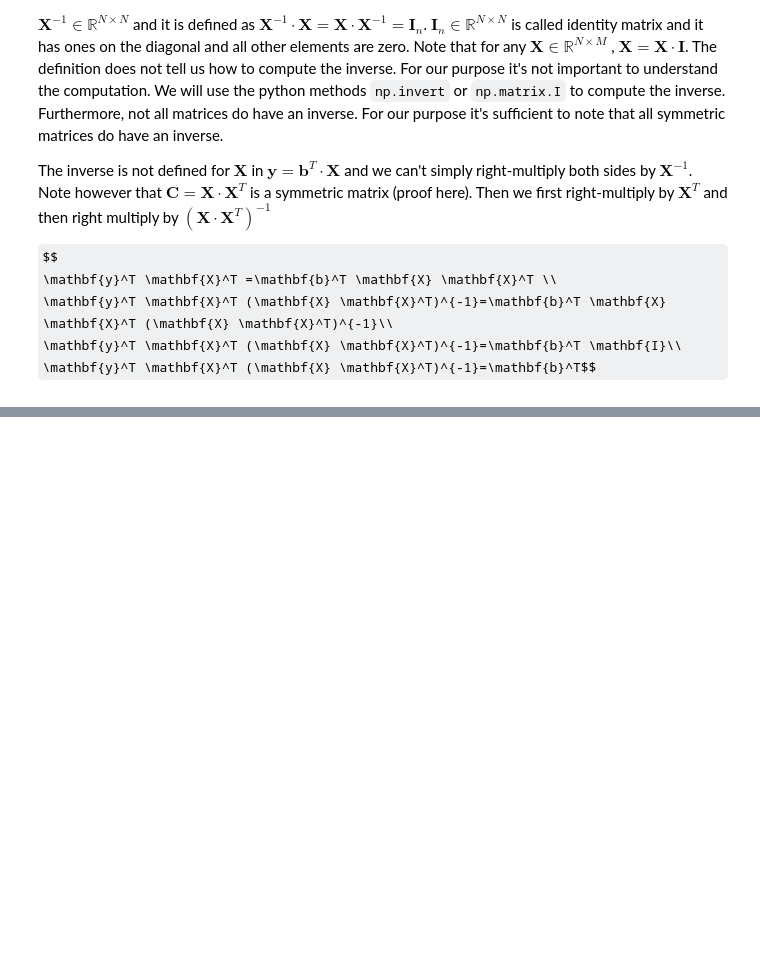
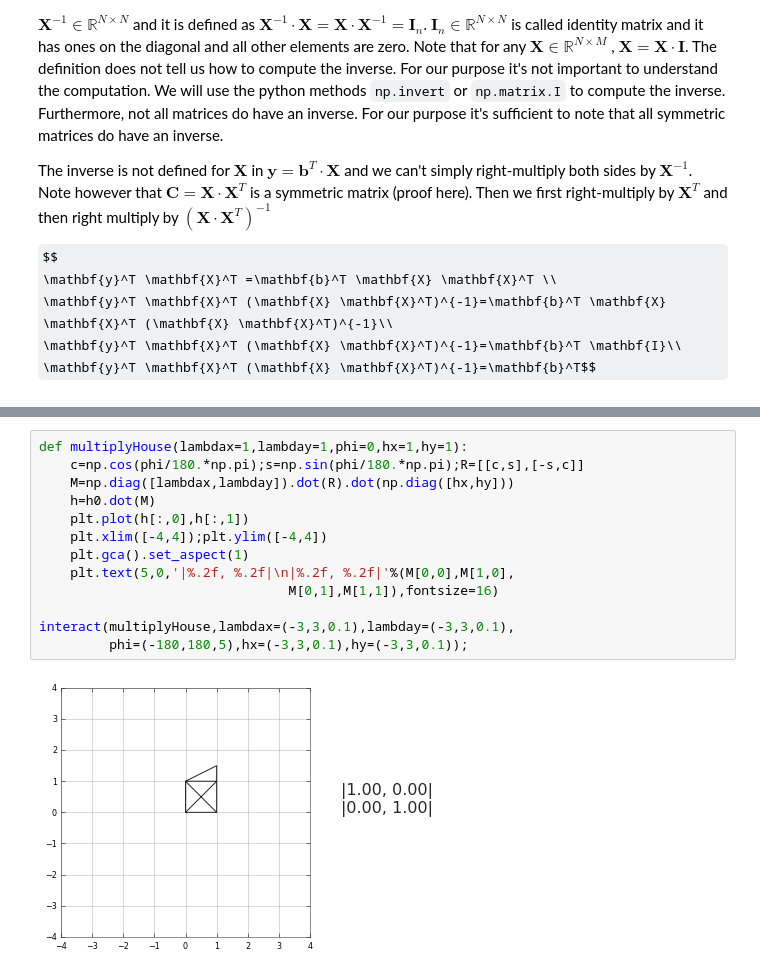
Before and after one commit to simkovic/QMFPR, a Jupyter notebook: ch2.ipynb, the cells around one changed output, grey strips where cells are left out. Cells and saved outputs as stored; diff of their text form; some formulas as TeX source; blank space fills up the shorter version.

```diff
--- a/ch2.ipynb
+++ b/ch2.ipynb
@@ -273,0 +333,15 @@ array([[ 4.71182364,  0.23200169,  0.57195852,  0.67347571],
+# %%
+def multiplyHouse(lambdax=1,lambday=1,phi=0,hx=1,hy=1):
+    c=np.cos(phi/180.*np.pi);s=np.sin(phi/180.*np.pi);R=[[c,s],[-s,c]]
+    M=np.diag([lambdax,lambday]).dot(R).dot(np.diag([hx,hy]))
+    h=h0.dot(M)
+    plt.plot(h[:,0],h[:,1])
+    plt.xlim([-4,4]);plt.ylim([-4,4])
+    plt.gca().set_aspect(1)
+    plt.text(5,0,'|%.2f, %.2f|\n|%.2f, %.2f|'%(M[0,0],M[1,0],
+                                M[0,1],M[1,1]),fontsize=16)
+
+interact(multiplyHouse,lambdax=(-3,3,0.1),lambday=(-3,3,0.1),
+         phi=(-180,180,5),hx=(-3,3,0.1),hy=(-3,3,0.1));
+# %% [output]
+[figure, added]
```
Also changed, not shown: parts of 10 cells of this notebook.
